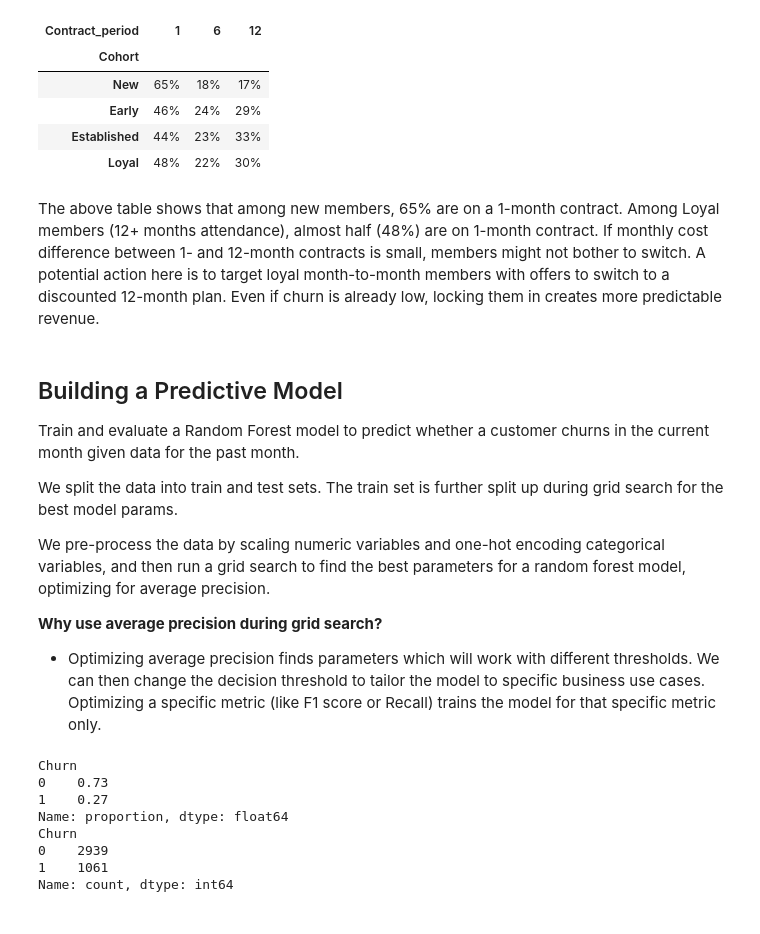
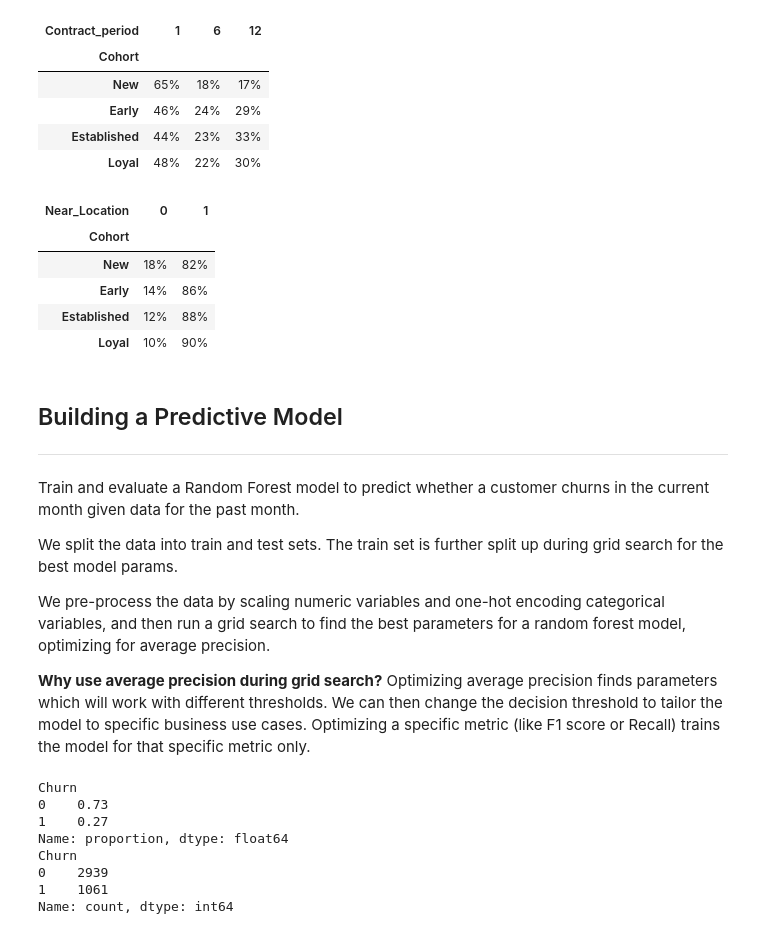
Before and after one commit to dbolotov/data_science_blog, a Jupyter notebook: gym_churn_analysis/gym_churn_analysis.ipynb, the cells around one changed output. Saved outputs shown, nothing was run; the diff lists cells and outputs as text; code cells hidden in the pictures.

```diff
--- a/gym_churn_analysis/gym_churn_analysis.ipynb
+++ b/gym_churn_analysis/gym_churn_analysis.ipynb
@@ -376,18 +384,26 @@ pd.crosstab(df_cohort["Cohort"], df_cohort["Contract_period"], normalize="index"
 | Early | 46% | 24% | 29% |
 | Established | 44% | 23% | 33% |
 | Loyal | 48% | 22% | 30% |
-# %% [markdown]
-The above table shows that among new members, 65% are on a 1-month contract. Among Loyal members (12+ months attendance), almost half (48%) are on 1-month contract. If monthly cost difference between 1- and 12-month contracts is small, members might not bother to switch. A potential action here is to target loyal month-to-month members with offers to switch to a discounted 12-month plan. Even if churn is already low, locking them in creates more predictable revenue.
+# %%
+# Show contingency table of Cohort and Near_Location
+pd.crosstab(df_cohort["Cohort"], df_cohort["Near_Location"], normalize="index").map(lambda x: f"{x:.0%}")
+# %% [output]
+| Near_Location | 0 | 1 |
+| Cohort |  |  |
+| New | 18% | 82% |
+| Early | 14% | 86% |
+| Established | 12% | 88% |
+| Loyal | 10% | 90% |
 # %% [markdown]
 ## Building a Predictive Model
+---
 Train and evaluate a Random Forest model to predict whether a customer churns in the current month given data for the past month.
 
 We split the data into train and test sets. The train set is further split up during grid search for the best model params.
 
 We pre-process the data by scaling numeric variables and one-hot encoding categorical variables, and then run a grid search to find the best parameters for a random forest model, optimizing for average precision.
 
-**Why use average precision during grid search?**
-- Optimizing average precision finds parameters which will work with different thresholds. We can then change the decision threshold to tailor the model to specific business use cases. Optimizing a specific metric (like F1 score or Recall) trains the model for that specific metric only.
+**Why use average precision during grid search?** Optimizing average precision finds parameters which will work with different thresholds. We can then change the decision threshold to tailor the model to specific business use cases. Optimizing a specific metric (like F1 score or Recall) trains the model for that specific metric only.
 # %%
 # Print value counts (normalized and raw)
 print(df['Churn'].value_counts(normalize=True))
```
Also changed, not shown: parts of 29 cells of this notebook.
